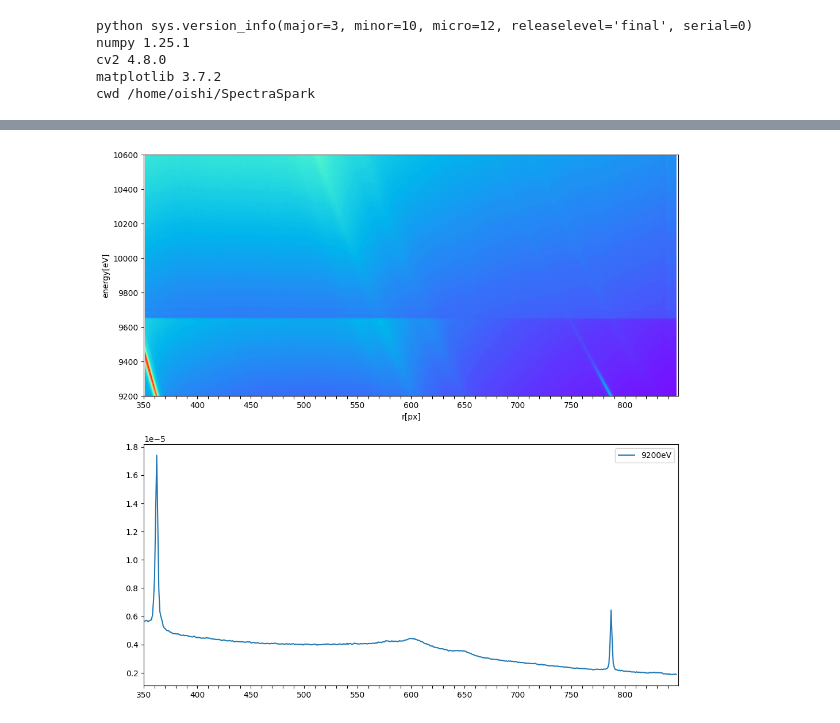
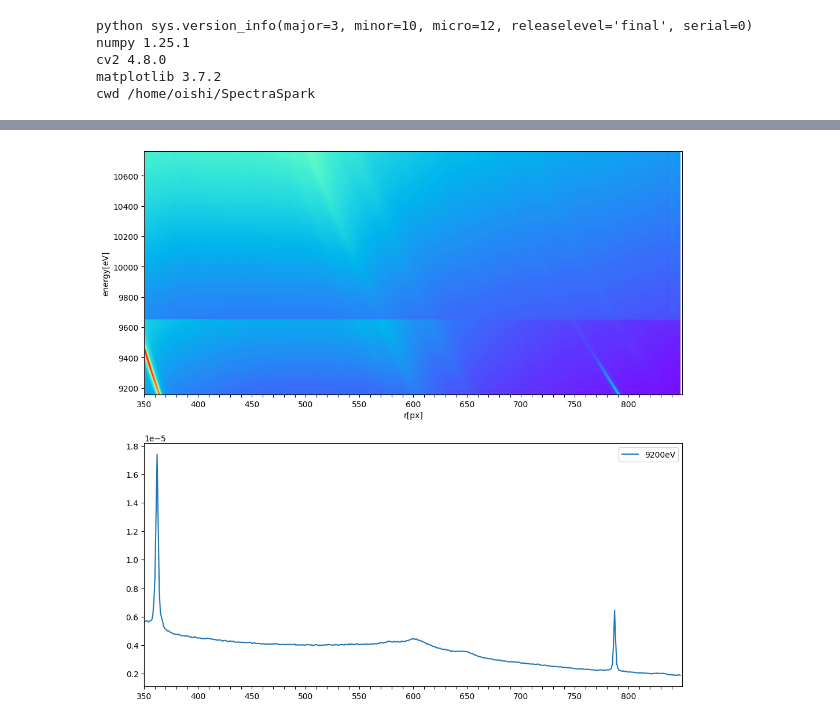
Before and after one commit to jun-oishi/pilatus_handler, a Jupyter notebook: test.ipynb, the cells around one changed output, grey strips where cells are left out. Saved outputs shown, nothing was run; the diff lists cells and outputs as text; code cells hidden in the pictures.

```diff
--- a/test.ipynb
+++ b/test.ipynb
@@ -43,26 +43,26 @@ Saxs1dProfile [INFO]: loaded 481 files from /home/oishi/SpectraSpark/testdata/s2
 # %%
 fig, axs = plt.subplots(2,1,figsize=(12,12))
 xlim = (350,850)
 x_ticks = np.arange(350,850,10)
 x_labels = [val if val%50==0 else "" for val in x_ticks]
 
 ax = axs[0]
 dafsdata.heatmap(ax, levels=200, show_colorbar=False)
 ax.set_xlim(xlim)
 ax.set_xticks(x_ticks, x_labels)
-ax.set_ylim(9200,10600)
+# ax.set_ylim(9200,10600)
 
 ax = axs[1]
 for e in [9200]:
     ax.plot(dafsdata.r,dafsdata.e_slice(e),label=f"{e}eV")
 
 ax.set_xlim(xlim)
 ax.set_xticks(x_ticks, x_labels)
 ax.legend()
 
 plt.show()
 # %% [output]
-[figure, old version]
+[figure, new version]
 # %%
 re = np.array([[350,9200],[848,9200],[350,10600],[848,10600]])
 print(dafsdata.r2q(re[:,0],re[:,1]))
```
Also changed, not shown: parts of 6 cells of this notebook, 1 other file.
